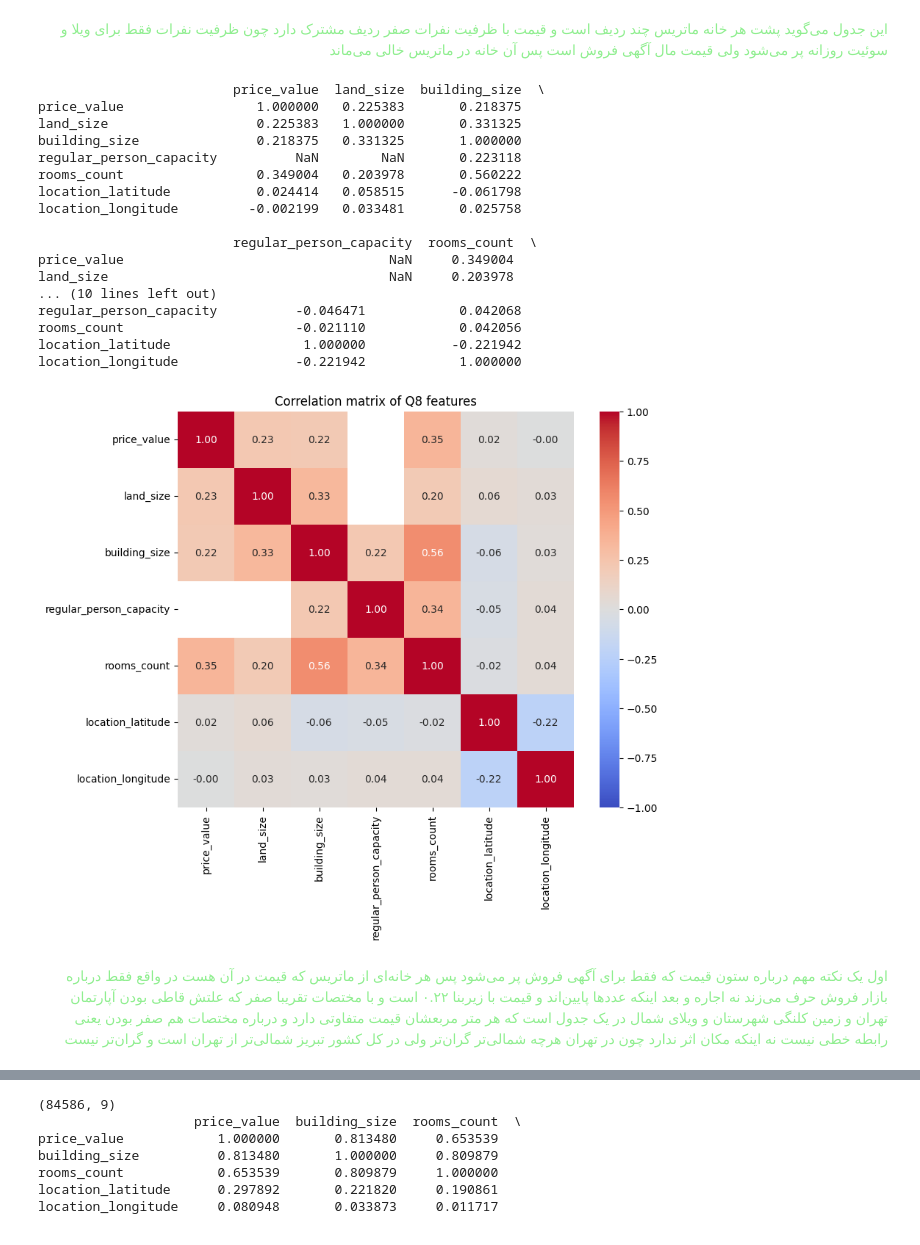
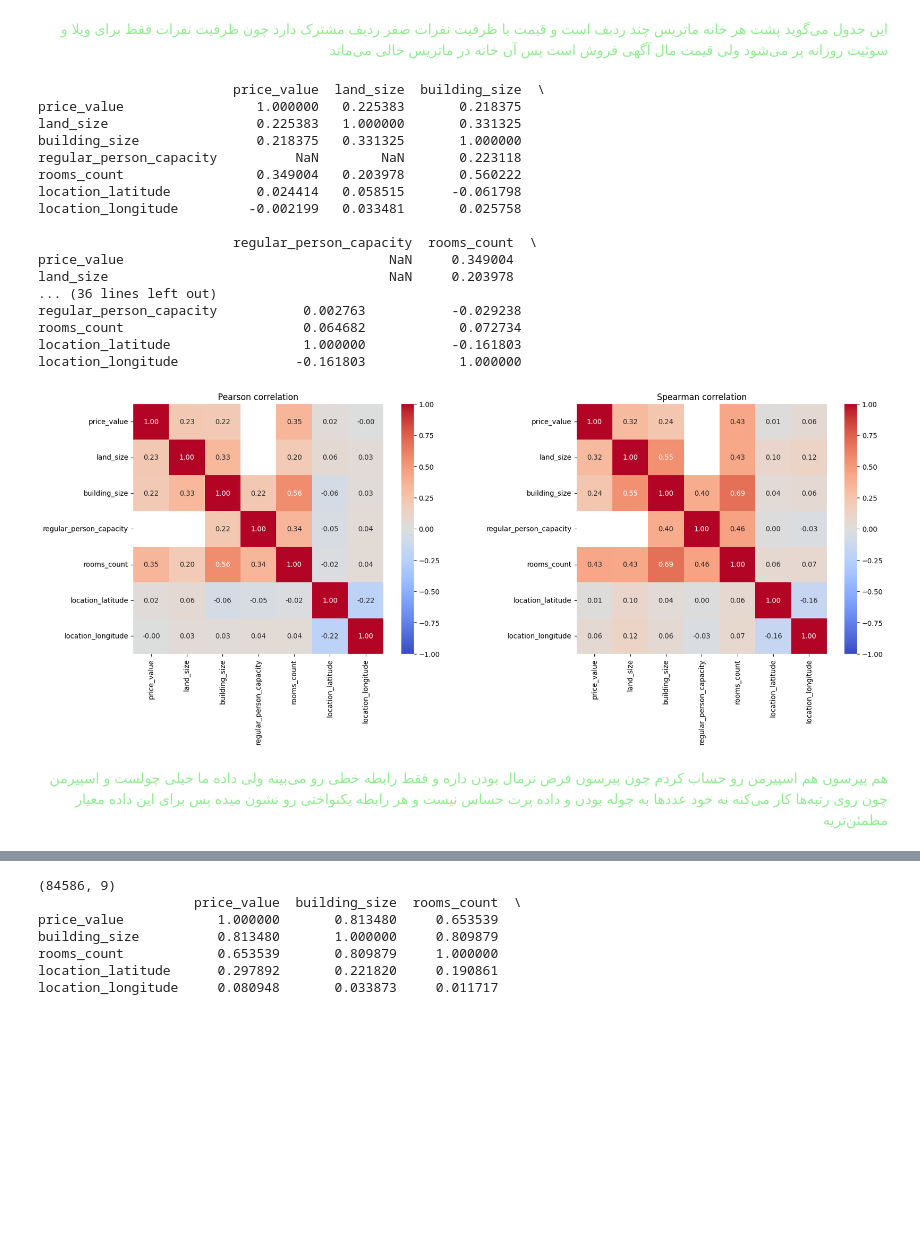
Before and after one commit to aminrafi394/quera-AI-first-project, a Jupyter notebook: notebooks/q8_q9_mahdi.ipynb, the cells around one changed output, grey strips where cells are left out. Saved outputs shown, nothing was run; the diff lists cells and outputs as text; code cells hidden in the pictures; blank space fills up the shorter version.

Commit message:
Add Spearman correlation alongside Pearson

```diff
--- a/notebooks/q8_q9_mahdi.ipynb
+++ b/notebooks/q8_q9_mahdi.ipynb
@@ -200,37 +200,44 @@ pair_counts
 </font></p>
 # %%
 #corr
-corr_matrix = df_q8[q8_cols].corr()
-print(corr_matrix)
+corr_pearson = df_q8[q8_cols].corr()
+corr_spearman = df_q8[q8_cols].corr(method='spearman')
 
-plt.figure(figsize=(9, 7))
+print(corr_pearson)
+print(corr_spearman)
 
-sns.heatmap(corr_matrix, annot=True, fmt='.2f', cmap='coolwarm',vmin=-1, vmax=1, square=True)
+fig, axes = plt.subplots(1, 2, figsize=(18, 7))
 
-plt.title('Correlation matrix of Q8 features')
+sns.heatmap(corr_pearson, annot=True, fmt='.2f', cmap='coolwarm', vmin=-1, vmax=1, square=True, ax=axes[0])
+axes[0].set_title('Pearson correlation')
+
+sns.heatmap(corr_spearman, annot=True, fmt='.2f', cmap='coolwarm', vmin=-1, vmax=1, square=True, ax=axes[1])
+axes[1].set_title('Spearman correlation')
+
+plt.tight_layout()
 plt.show()
 # %% [output]
                          price_value  land_size  building_size  \
 price_value                 1.000000   0.225383       0.218375
 land_size                   0.225383   1.000000       0.331325
 building_size               0.218375   0.331325       1.000000
 regular_person_capacity          NaN        NaN       0.223118
 rooms_count                 0.349004   0.203978       0.560222
 location_latitude           0.024414   0.058515      -0.061798
 location_longitude         -0.002199   0.033481       0.025758
 
                          regular_person_capacity  rooms_count  \
 price_value                                  NaN     0.349004
 land_size                                    NaN     0.203978
-... (10 lines left out)
-regular_person_capacity          -0.046471            0.042068
-rooms_count                      -0.021110            0.042056
-location_latitude                 1.000000           -0.221942
-location_longitude               -0.221942            1.000000
+... (36 lines left out)
+regular_person_capacity           0.002763           -0.029238
+rooms_count                       0.064682            0.072734
+location_latitude                 1.000000           -0.161803
+location_longitude               -0.161803            1.000000
-[figure, old version]
+[figure, new version]
 # %% [markdown]
 <p dir="rtl" align="right"><font color="#90EE90" face="vazir">
-اول یک نکته مهم درباره ستون قیمت که فقط برای آگهی فروش پر می‌شود پس هر خانه‌ای از ماتریس که قیمت در آن هست در واقع فقط درباره بازار فروش حرف می‌زند نه اجاره و بعد اینکه عددها پایین‌اند و قیمت با زیربنا ۰.۲۲ است و با مختصات تقریبا صفر که علتش قاطی بودن آپارتمان تهران و زمین کلنگی شهرستان و ویلای شمال در یک جدول است که هر متر مربعشان قیمت متفاوتی دارد و درباره مختصات هم صفر بودن یعنی رابطه خطی نیست نه اینکه مکان اثر ندارد چون در تهران هرچه شمالی‌تر گران‌تر ولی در کل کشور تبریز شمالی‌تر از تهران است و گران‌تر نیست
+هم پیرسون هم اسپیرمن رو حساب کردم چون پیرسون فرض نرمال بودن داره و فقط رابطه خطی رو می‌بینه ولی داده ما خیلی چولست و اسپیرمن چون روی رتبه‌ها کار می‌کنه نه خود عددها به چوله بودن و داده پرت حساس نیست و هر رابطه یکنواختی رو نشون میده پس برای این داده معیار مطمئن‌تریه
 </font></p>
 # %%
 print(df_q8['city_slug'].value_counts().head())
```
